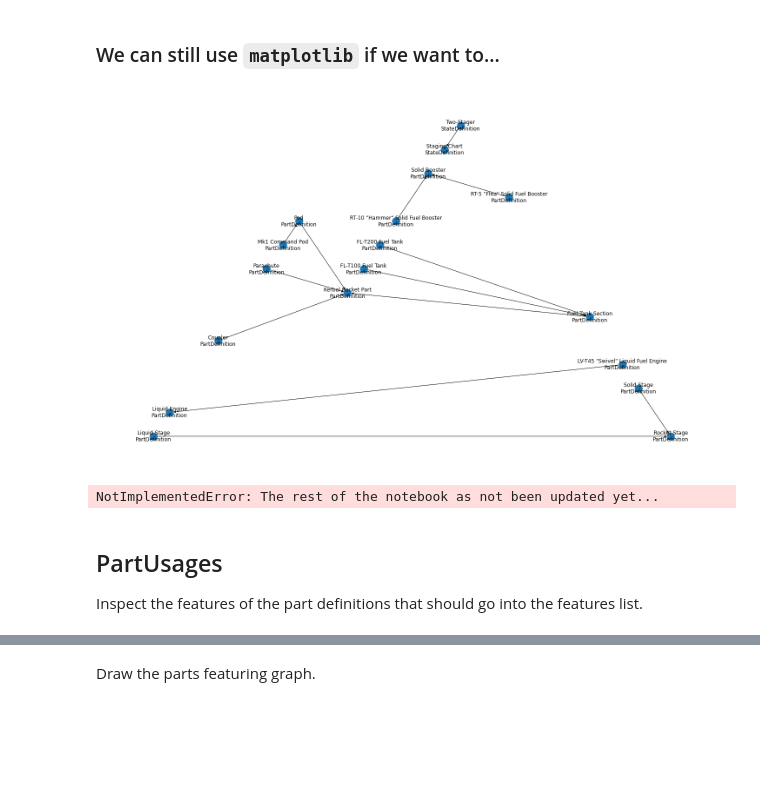
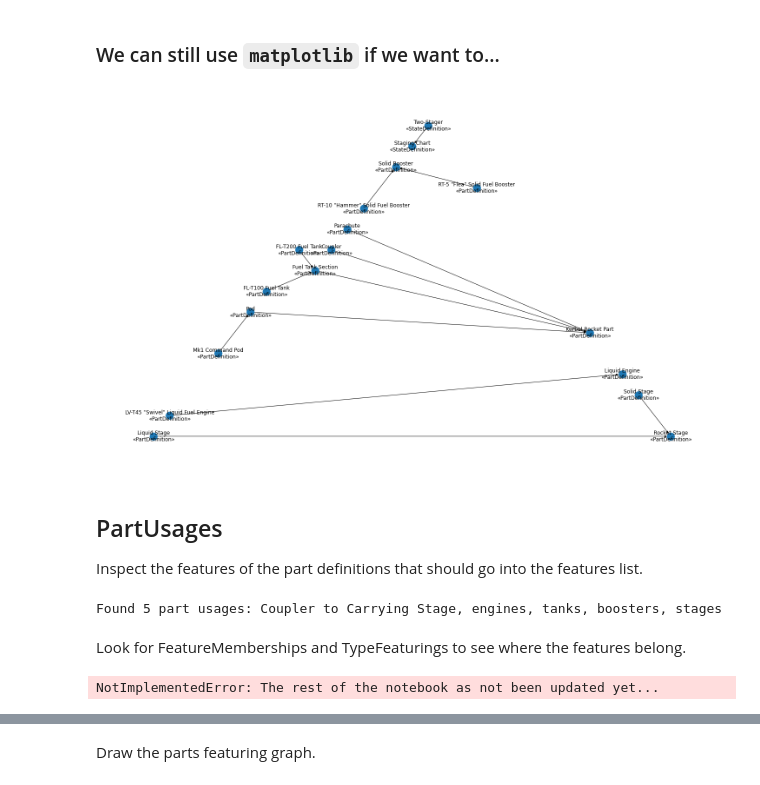
Before and after one commit to bjorncole/pyMBE, a Jupyter notebook: notebooks/Kerbal Model.ipynb, the cells around one changed output, grey strips where cells are left out. Drawn from its saved outputs; the diff is of its cells as text; code cells hidden in the pictures; blank space fills up the shorter version.

```diff
--- a/notebooks/Kerbal Model.ipynb
+++ b/notebooks/Kerbal Model.ipynb
@@ -403,22 +403,31 @@ set_layout_option(layouts, "Label", "Node Label Placement", "H_CENTER V_TOP INSI
 # %%
 import matplotlib.pyplot as plt
 
 
 plt.figure(figsize=(20, 12))
 NX.draw_planar(
     superclass_graph,
     labels={
-        node: f"""{data["name"]}\n{data["@type"]}"""
+        node: f"""{data["name"]}\n«{data["@type"]}»"""
         for node, data in superclass_graph.nodes.items()
     },
 )
 # %% [output]
-[figure, old version]
+[figure, new version]
+# %% [markdown]
+## PartUsages
+
+Inspect the features of the part definitions that should go into the features list.
+# %%
+ids_of_part_uses = element_ids_by_type["PartUsage"]
+names_of_part_uses = [elements_by_id[id_]["name"] for id_ in ids_of_part_uses]
+
+print(f"Found {len(ids_of_part_uses)} part usages: {', '.join(names_of_part_uses)}")
+# %% [output]
+Found 5 part usages: Coupler to Carrying Stage, engines, tanks, boosters, stages
+# %% [markdown]
+Look for FeatureMemberships and TypeFeaturings to see where the features belong.
 # %%
 raise NotImplementedError("The rest of the notebook as not been updated yet...")
 # %% [output]
 NotImplementedError: The rest of the notebook as not been updated yet...
-# %% [markdown]
-## PartUsages
-
-Inspect the features of the part definitions that should go into the features list.
```
Also changed, not shown: parts of 3 cells of this notebook.
